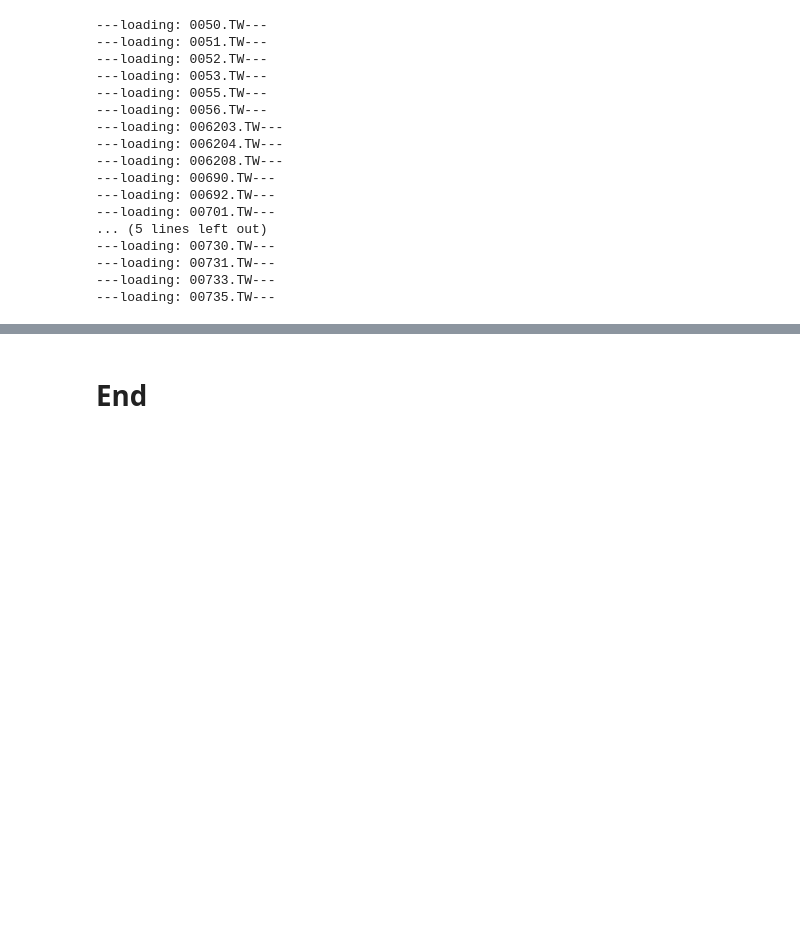
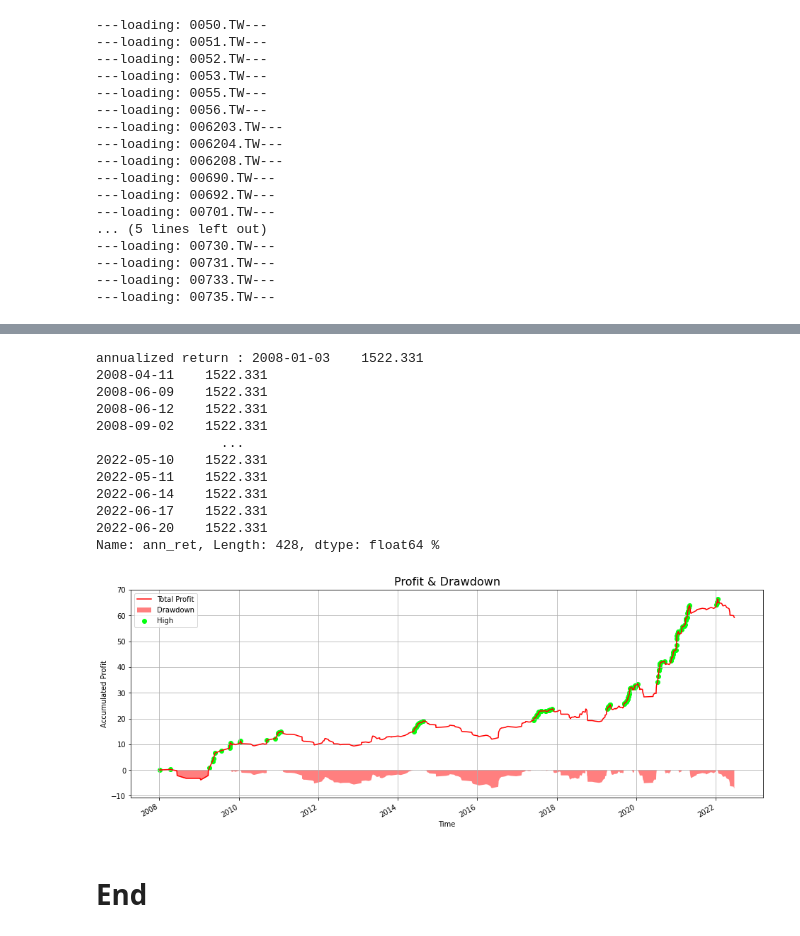
Before and after one commit to benson85560/yuanta, a Jupyter notebook: NEW_Div_yld_ATC_Strategy.ipynb, the cells around one changed output, grey strips where cells are left out. Saved outputs shown, nothing was run; the diff lists cells and outputs as text; code cells hidden in the pictures; blank space fills up the shorter version.

```diff
--- a/NEW_Div_yld_ATC_Strategy.ipynb
+++ b/NEW_Div_yld_ATC_Strategy.ipynb
@@ -1542,2 +1510,39 @@ dtype: float64 mean : 59.83121845549187
+# %%
+equity['profit'] = np.cumsum(equity, axis = 0).mean(axis = 1)
+equity['equity'] = equity['profit'] + fund
+equity['drawdown_percent'] = (equity['equity'] / equity['equity'].cummax()) - 1
+equity['drawdown'] = equity['equity'] - equity['equity'].cummax()
+equity['ann_ret'] = round(equity.mean(axis = 1).mean()*250, 3)
+
+#----# 績效計算
+# print('annualized return : {} %'.format(ann_ret))
+print('annualized return : {} %'.format(equity['ann_ret']))
+
+
+fig, ax = plt.subplots(figsize = (16,6))
+
+high_index = equity[equity['profit'].cummax() == equity['profit']].index
+equity['profit'].plot(label = 'Total Profit', ax = ax, c = 'r', grid=True)
+plt.fill_between(equity['drawdown'].index, equity['drawdown'], 0, facecolor  = 'r', label = 'Drawdown', alpha=0.5)
+plt.scatter(high_index, equity['profit'].loc[high_index],c = '#02ff0f', label = 'High')
+
+plt.legend()
+plt.ylabel('Accumulated Profit')
+plt.xlabel('Time')
+plt.title('Profit & Drawdown',fontsize  = 16);
+# %% [output]
+annualized return : 2008-01-03    1522.331
+2008-04-11    1522.331
+2008-06-09    1522.331
+2008-06-12    1522.331
+2008-09-02    1522.331
+                ...
+2022-05-10    1522.331
+2022-05-11    1522.331
+2022-06-14    1522.331
+2022-06-17    1522.331
+2022-06-20    1522.331
+Name: ann_ret, Length: 428, dtype: float64 %
+[figure, added]
 # %% [markdown]
 # **End**
```
Also changed, not shown: parts of 4 cells of this notebook.
